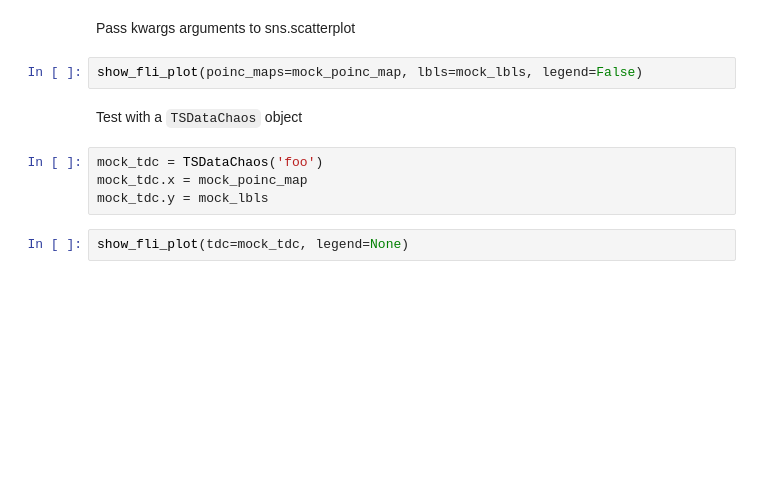
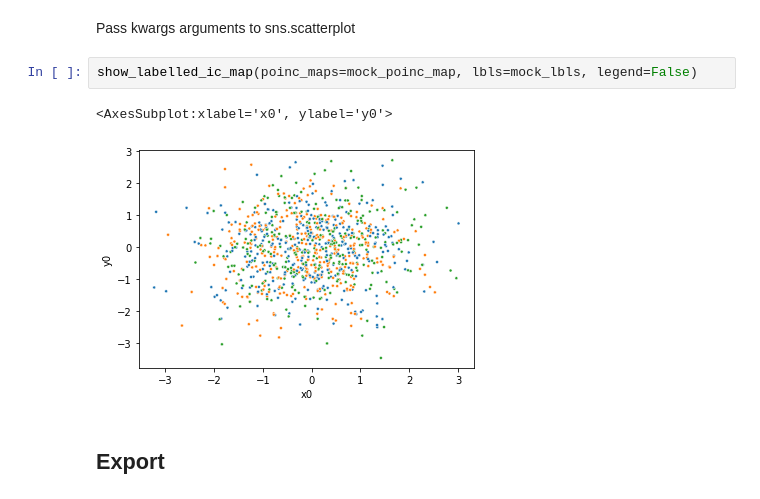
Before and after one commit to vrodriguezf/mlchaos, a Jupyter notebook: nbs/data.ipynb, the cells around one changed output. Cells and saved outputs as stored; diff of their text form; blank space fills up the shorter version.

```diff
--- a/nbs/data.ipynb
+++ b/nbs/data.ipynb
@@ -237,12 +265,9 @@ show_fli_plot(poinc_maps=mock_poinc_map, lbls=mock_lbls)
 # %% [markdown]
 Pass kwargs arguments to sns.scatterplot
 # %%
-show_fli_plot(poinc_maps=mock_poinc_map, lbls=mock_lbls, legend=False)
+show_labelled_ic_map(poinc_maps=mock_poinc_map, lbls=mock_lbls, legend=False)
+# %% [output]
+<AxesSubplot:xlabel='x0', ylabel='y0'>
+[figure, added]
-# %% [markdown]
-Test with a `TSDataChaos` object
-# %%
-mock_tdc = TSDataChaos('foo')
-mock_tdc.x = mock_poinc_map
-mock_tdc.y = mock_lbls
-# %%
-show_fli_plot(tdc=mock_tdc, legend=None)
+# %% [markdown]
+## Export
```
Also changed, not shown: parts of 16 cells of this notebook, 3 other files.
